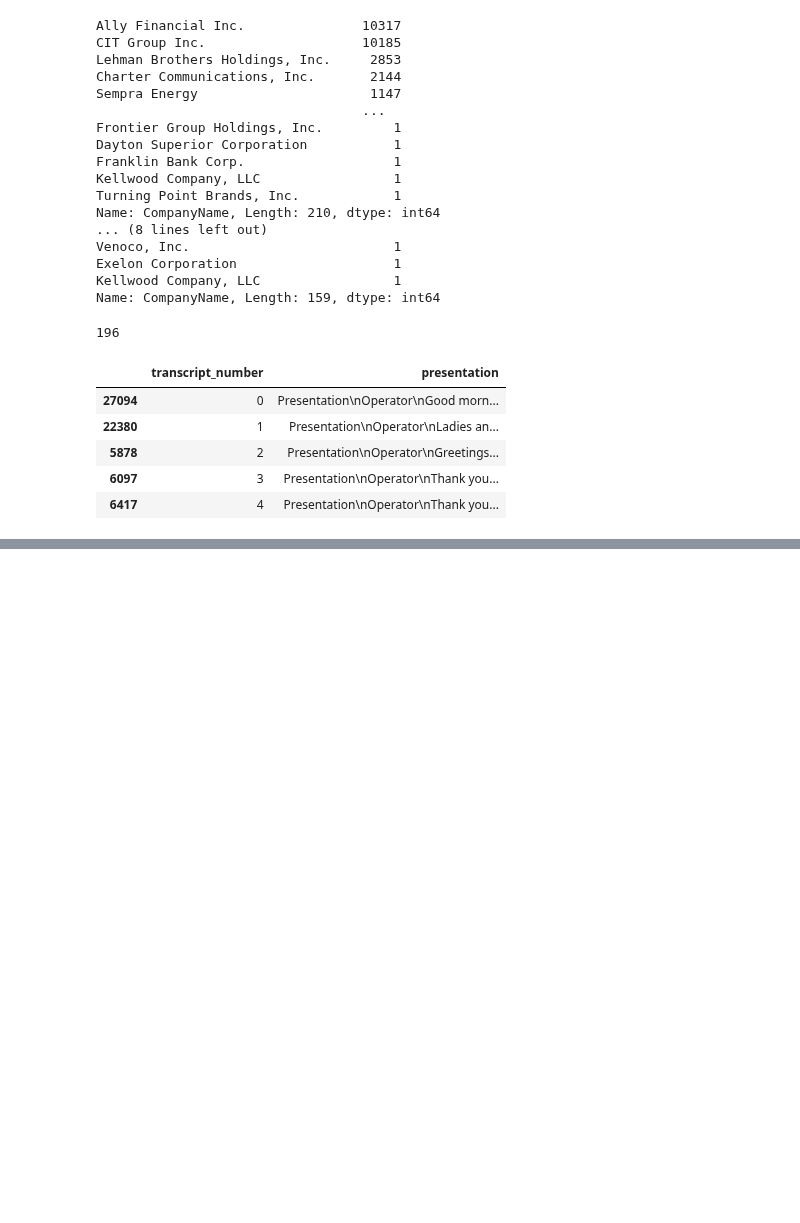
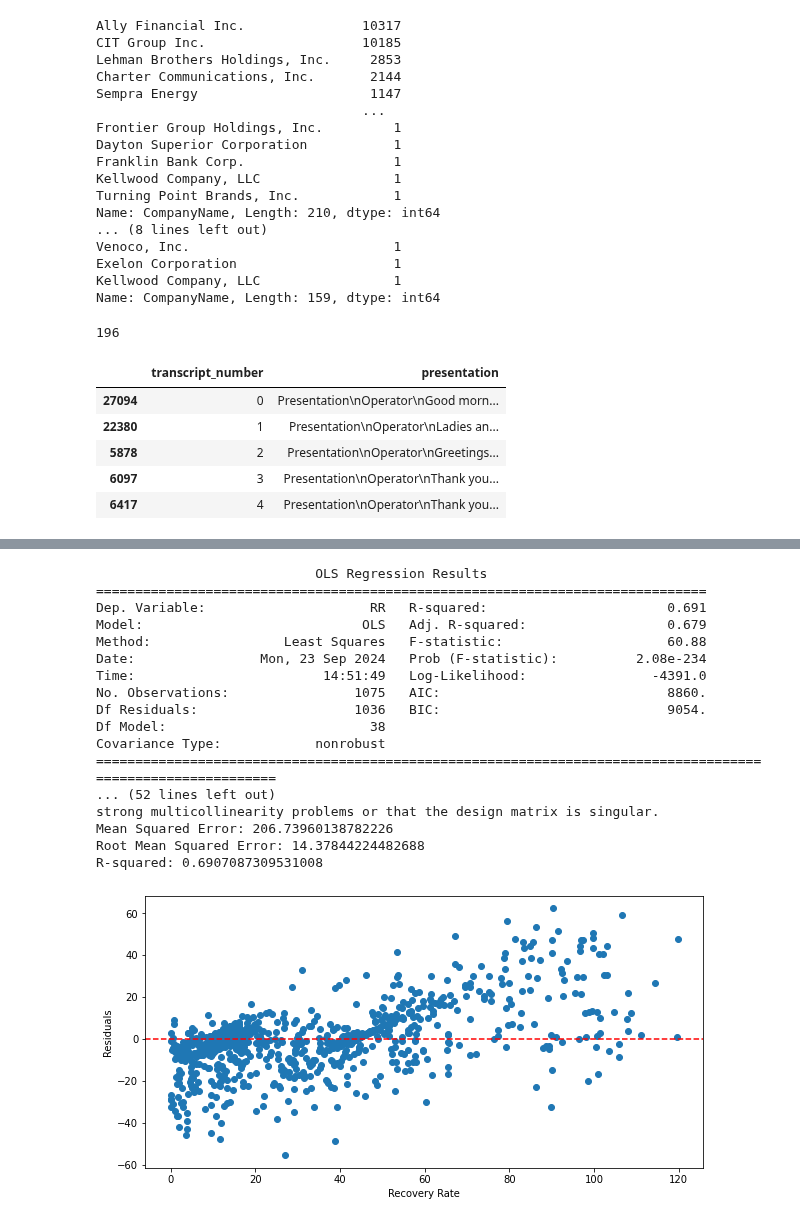
Before and after one commit to constantin1101/LLM_CreditorRRPrediction, a Jupyter notebook: goemotions_summary.ipynb, the cells around one changed output, grey strips where cells are left out. Drawn from its saved outputs; the diff is of its cells as text; code cells hidden in the pictures; blank space fills up the shorter version.

Commit message:
Adjust emotions prediction

```diff
--- a/goemotions_summary.ipynb
+++ b/goemotions_summary.ipynb
@@ -123,3 +109,11 @@ emotion_scores.head()
 # %%
+emotion_scores = pd.read_csv('goemotions/emotion_scores_summary.csv')
+group_emotion_scores = pd.read_csv('goemotions/group_emotion_scores_summary.csv')
+
+emotion_scores.drop(columns=['Unnamed: 0'], inplace=True)
+group_emotion_scores.drop(columns=['Unnamed: 0'], inplace=True)
+
+emotion_scores = emotion_scores.merge(group_emotion_scores, on='transcript_number')
+
 # merge emotion_scores with df on emotion_scores['transcript_number'] == df['transcript_number']
 emotion_scores = emotion_scores.merge(df, on='transcript_number')
@@ -146,0 +152,4 @@ final_df = emotion_scores.copy()
+# %%
+# normalize all emotions
+for emotion in emotions:
+    emotion_scores[emotion] = (emotion_scores[emotion] - emotion_scores[emotion].mean()) / emotion_scores[emotion].std()
@@ -204,0 +294,54 @@ R-squared: 0.31440219391291735
+# %%
+# Bond data 2 + LLM features
+
+X_train = sm.add_constant(X_train)
+X_test = sm.add_constant(X_test)
+
+# Fit the model
+model = sm.OLS(y_train, X_train).fit()
+
+# Print the summary of the model which includes p-values and significance levels
+print(model.summary())
+
+# Make predictions
+y_pred = model.predict(X_test)
+
+# Compute and print evaluation metrics
+mse = mean_squared_error(y_test, y_pred)
+r2 = r2_score(y_test, y_pred)
+print(f"Mean Squared Error: {mse}")
+print(f"Root Mean Squared Error: {np.sqrt(mse)}")
+print(f"R-squared: {r2}")
+
+# other metric
+# Calculate the residuals
+residuals = y_test - y_pred
+
+# Plot the residuals
+plt.figure(figsize=(10, 5))
+plt.scatter(y_test, residuals)
+plt.axhline(y=0, color='r', linestyle='--')
+plt.xlabel('Recovery Rate')
+plt.ylabel('Residuals')
+
+# Display the plot
+plt.show()
+# %% [output]
+                            OLS Regression Results
+==============================================================================
+Dep. Variable:                     RR   R-squared:                       0.691
+Model:                            OLS   Adj. R-squared:                  0.679
+Method:                 Least Squares   F-statistic:                     60.88
+Date:                Mon, 23 Sep 2024   Prob (F-statistic):          2.08e-234
+Time:                        14:51:49   Log-Likelihood:                -4391.0
+No. Observations:                1075   AIC:                             8860.
+Df Residuals:                    1036   BIC:                             9054.
+Df Model:                          38
+Covariance Type:            nonrobust
+============================================================================================================
+... (52 lines left out)
+strong multicollinearity problems or that the design matrix is singular.
+Mean Squared Error: 206.73960138782226
+Root Mean Squared Error: 14.37844224482688
+R-squared: 0.6907087309531008
+[figure, added]
```
Also changed, not shown: parts of 11 cells of this notebook, 4 other files.
